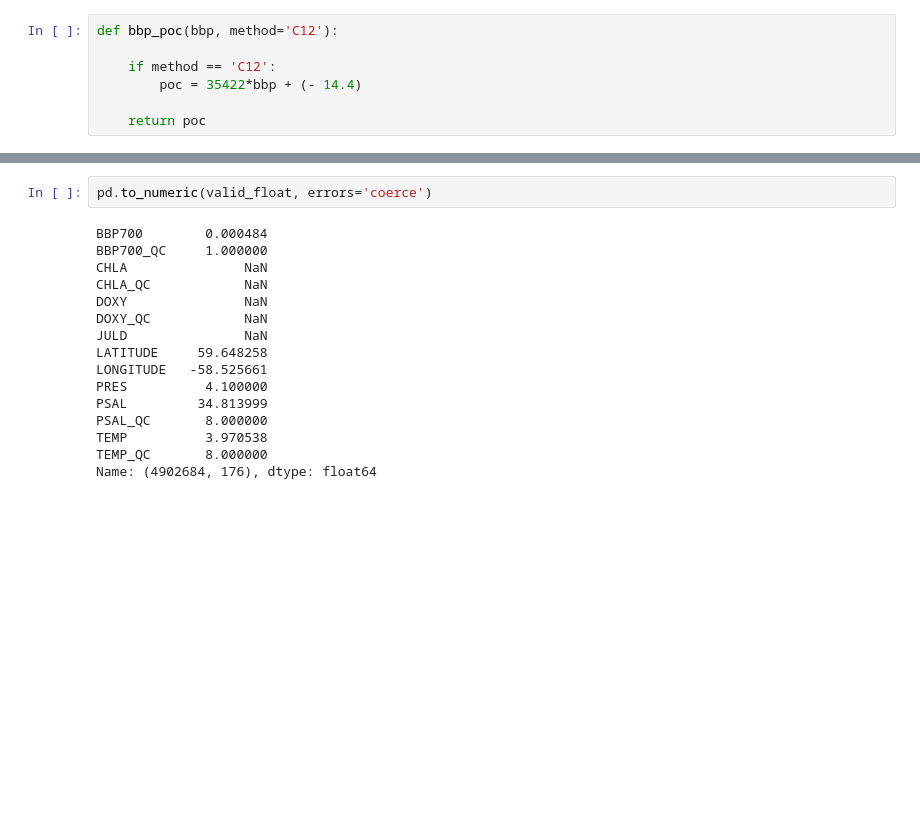
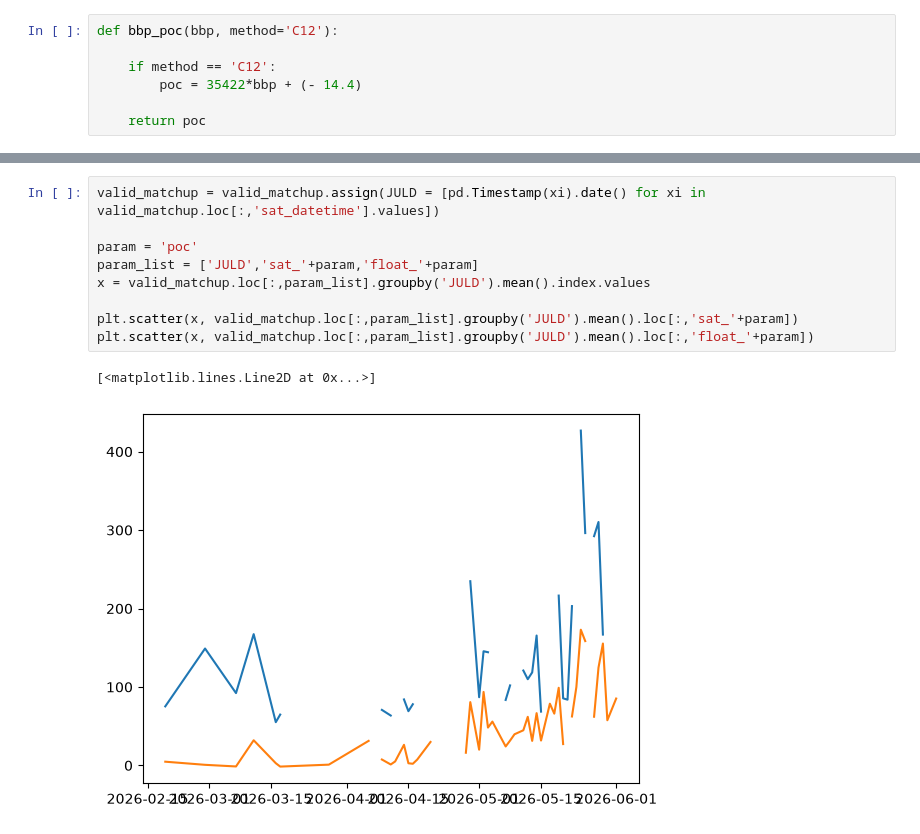
Before and after one commit to ellenrpark/gobgc26_example, a Jupyter notebook: tutorial-remote-sensing.ipynb, the cells around one changed output, grey strips where cells are left out. Cells and saved outputs as stored; diff of their text form; blank space fills up the shorter version.

```diff
--- a/tutorial-remote-sensing.ipynb
+++ b/tutorial-remote-sensing.ipynb
@@ -429,18 +330,12 @@ pandas.api.typing.NAType
-# %%
-pd.to_numeric(valid_float, errors='coerce')
-# %% [output]
-BBP700        0.000484
-BBP700_QC     1.000000
-CHLA               NaN
-CHLA_QC            NaN
-DOXY               NaN
-DOXY_QC            NaN
-JULD               NaN
-LATITUDE     59.648258
-LONGITUDE   -58.525661
-PRES          4.100000
-PSAL         34.813999
-PSAL_QC       8.000000
-TEMP          3.970538
-TEMP_QC       8.000000
-Name: (4902684, 176), dtype: float64
+# %%
+valid_matchup = valid_matchup.assign(JULD = [pd.Timestamp(xi).date() for xi in valid_matchup.loc[:,'sat_datetime'].values])
+
+param = 'poc'
+param_list = ['JULD','sat_'+param,'float_'+param]
+x = valid_matchup.loc[:,param_list].groupby('JULD').mean().index.values
+
+plt.scatter(x, valid_matchup.loc[:,param_list].groupby('JULD').mean().loc[:,'sat_'+param])
+plt.scatter(x, valid_matchup.loc[:,param_list].groupby('JULD').mean().loc[:,'float_'+param])
+# %% [output]
+[<matplotlib.lines.Line2D at 0x...>]
+[figure, added]
```
Also changed, not shown: parts of 21 cells of this notebook, 2 other files.
